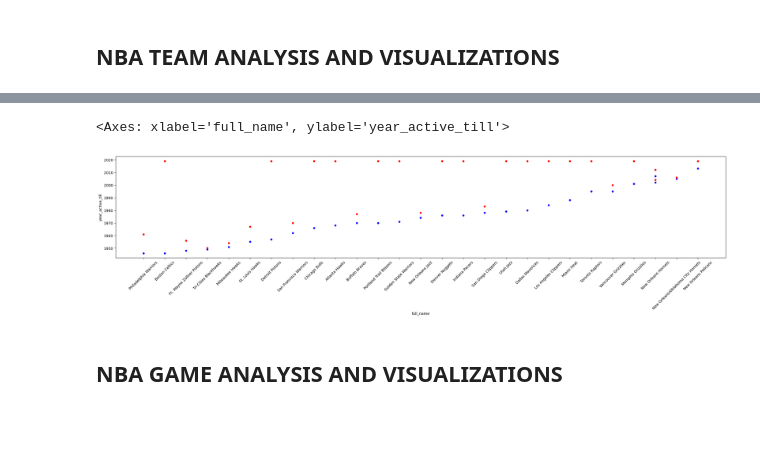
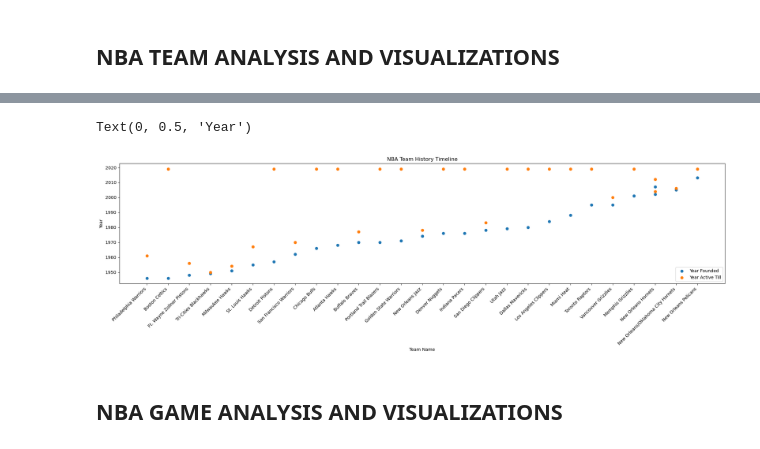
Before and after one commit to mustafaradheyyan/Revisiting-Pep-II, a Jupyter notebook: working_notebooks/eda_nba.ipynb, the cells around one changed output, grey strips where cells are left out. Drawn from its saved outputs; the diff is of its cells as text; code cells hidden in the pictures; blank space fills up the shorter version.

```diff
--- a/working_notebooks/eda_nba.ipynb
+++ b/working_notebooks/eda_nba.ipynb
@@ -188,12 +190,30 @@ team_stats.reset_index().sort_values(['team_id', 'year_founded'])
 | 24 | 1610612763 | Memphis | Grizzlies | Memphis Grizzlies | 2001 | 2019 | FedExForum | 18119.0 |
 | 27 | 1610612765 | Ft. Wayne Zollner | Pistons | Ft. Wayne Zollner Pistons | 1948 | 1956 | None | NaN |
 | 26 | 1610612765 | Detroit | Pistons | Detroit Pistons | 1957 | 2019 | Little Caesars Arena | NaN |
-# %%
-ax1 = team_stats[['full_name', 'year_founded', 'year_active_till']].sort_values('year_founded').plot.scatter(x='full_name', y='year_founded',  rot=45, figsize=(30,5), color='b')
-team_stats[['full_name', 'year_founded', 'year_active_till']].plot.scatter(x='full_name', y='year_active_till',  rot=45, figsize=(30,5), color='r', ax=ax1)
-# %% [output]
-<Axes: xlabel='full_name', ylabel='year_active_till'>
-[figure, removed]
+# %%
+ax = plt.subplot()
+
+year_founded_df = team_stats[['full_name', 'year_founded', 'year_active_till']].sort_values('year_founded')
+
+year_founded_series = year_founded_df['year_founded'].to_numpy()
+year_active_till_series = year_founded_df['year_active_till'].to_numpy()
+team_name_series = year_founded_df['full_name'].to_numpy()
+
+line1 = ax.scatter(x=team_name_series, y=year_founded_series, label='Year Founded')
+line2 = ax.scatter(x=team_name_series, y=year_active_till_series, label='Year Active Till')
+
+ax.legend(handles=[line1, line2])
+
+fig = plt.gcf()
+fig.set_size_inches(25, 5)
+plt.xticks(rotation=45, ha='right');
+
+ax.set_title('NBA Team History Timeline')
+ax.set_xlabel('Team Name')
+ax.set_ylabel('Year')
+# %% [output]
+Text(0, 0.5, 'Year')
+[figure, added]
 # %% [markdown]
 ## NBA GAME ANALYSIS AND VISUALIZATIONS
 # %%
```
Also changed, not shown: parts of 2 cells of this notebook.
